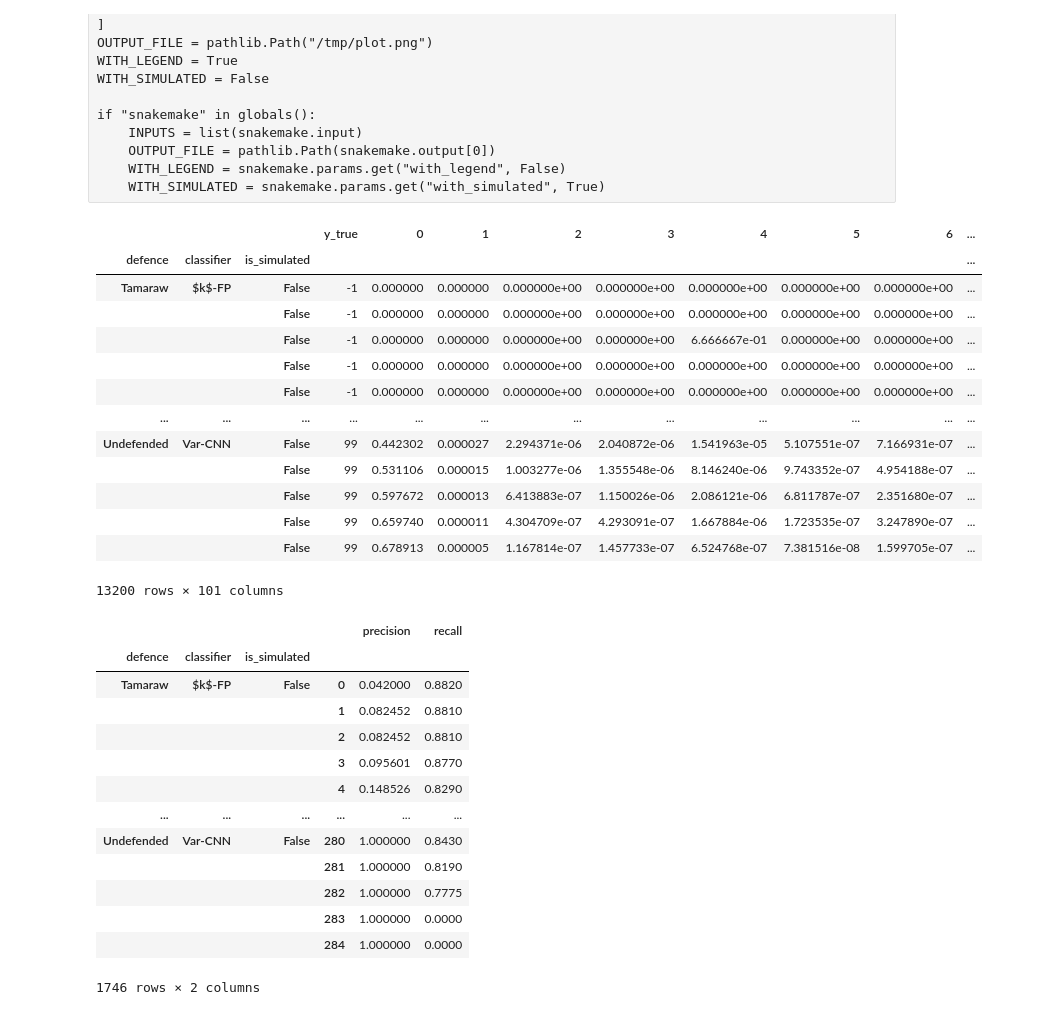
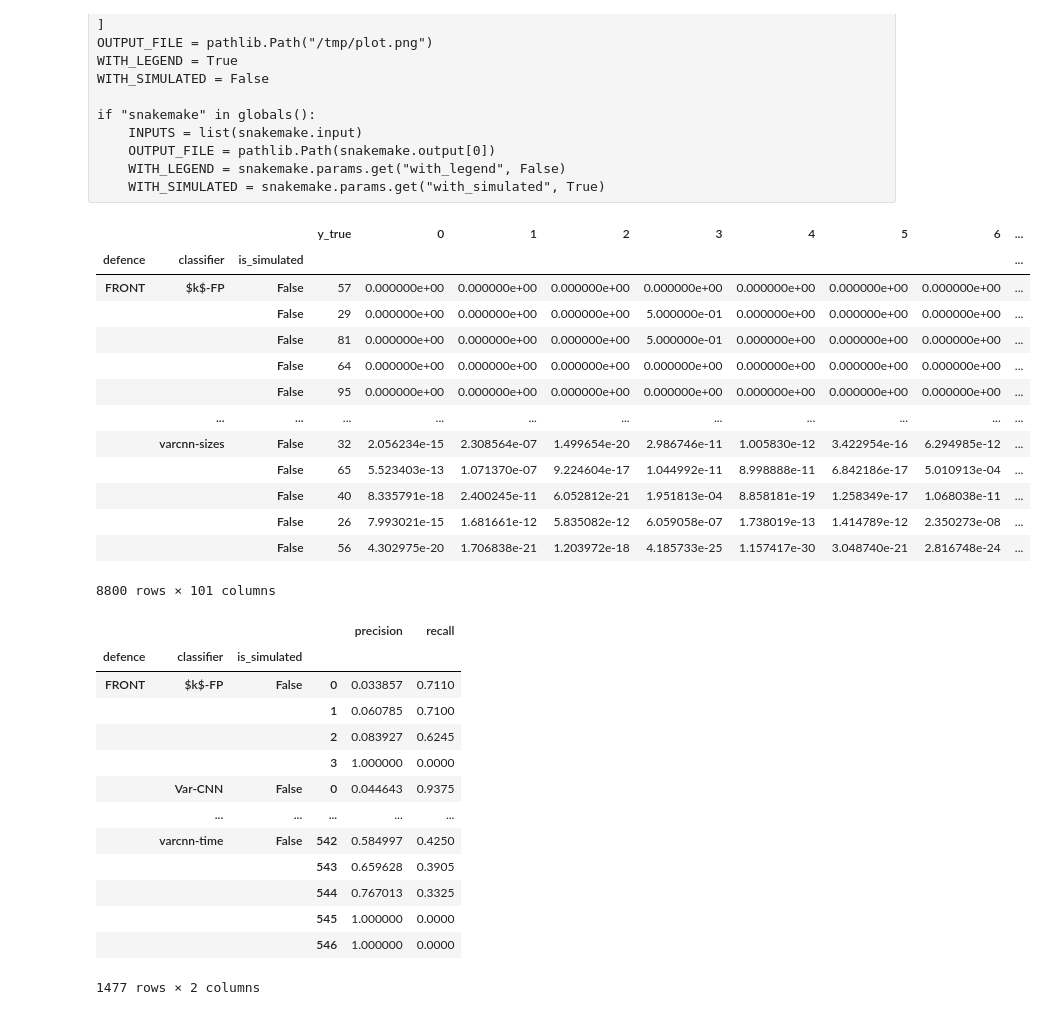
Before and after one commit to jpcsmith/qcsd-experiments, a Jupyter notebook: workflow/notebooks/result-analysis-curve.ipynb, the cells around one changed output. Saved outputs shown, nothing was run; the diff lists cells and outputs as text; code cells hidden in the pictures.

```diff
--- a/workflow/notebooks/result-analysis-curve.ipynb
+++ b/workflow/notebooks/result-analysis-curve.ipynb
@@ -27,12 +27,12 @@ plt.rcParams.update({
 
 WITH_GRID = False
 # %%
-DEFENCE = "tamaraw"
+DEFENCE = "front"
 SETTING = "mconn"
 INPUTS = [
-    f"../../results/ml-eval-{SETTING}/{path}/predict/{classifier}.csv"
-    for classifier in ["kfp-0", "dfnet-0", "varcnn-0"]
-    for path in [DEFENCE, "undefended"] + ([f"simulated-{DEFENCE}"] if SETTING == "conn" else [])
+    f"../../results/ml-eval-{SETTING}/defence~{path}/classifier~{classifier}/predictions.csv"
+    for classifier in ["kfp", "varcnn", "varcnn-time", "varcnn-sizes"]
+    for path in [DEFENCE] + ([f"simulated-{DEFENCE}"] if SETTING == "conn" else [])
 ]
 OUTPUT_FILE = pathlib.Path("/tmp/plot.png")
 WITH_LEGEND = True
@@ -61,43 +61,43 @@ if "snakemake" in globals():
 # %%
 def _load_data(inputs):
     data = (pd.concat([
                 pd.read_csv(fname, header=0) for fname in inputs
             ], keys=inputs, names=["path"])
             .fillna(0)
             .rename(columns=lambda c: int(c) if c != "y_true" else c)
             .astype({"y_true": int})
             .drop(columns=[-1])
             .assign(
                 is_simulated=lambda x: x.index.get_level_values("path").str.contains("simulated"),
                 defence=lambda x: x.index.get_level_values("path").map(
                     lambda s: next(defence for defence in ["front", "tamaraw", "undefended"] if defence in s)
                 ),
                 classifier=lambda x: x.index.get_level_values("path").map(
-                    lambda s: next(classifier for classifier in ["kfp", "dfnet", "varcnn"] if classifier in s)
+                    lambda s: next(classifier for classifier in ["kfp", "dfnet", "varcnn-time", "varcnn-sizes", "varcnn"] if classifier in s)
                 ))
             .set_index(["defence", "classifier", "is_simulated"])
             .rename(index={"front": "FRONT", "tamaraw": "Tamaraw", "undefended": "Undefended",
                            "kfp": "$k$-FP", "dfnet": "DF", "varcnn": "Var-CNN"})
            )
     return data
 
 data = _load_data(INPUTS)
 data
 # %% [output]
 |  |  |  | y_true | 0 | 1 | 2 | 3 | 4 | 5 | 6 | ... |
 | defence | classifier | is_simulated |  |  |  |  |  |  |  |  | ... |
-| Tamaraw | $k$-FP | False | -1 | 0.000000 | 0.000000 | 0.000000e+00 | 0.000000e+00 | 0.000000e+00 | 0.000000e+00 | 0.000000e+00 | ... |
-|  |  | False | -1 | 0.000000 | 0.000000 | 0.000000e+00 | 0.000000e+00 | 0.000000e+00 | 0.000000e+00 | 0.000000e+00 | ... |
-|  |  | False | -1 | 0.000000 | 0.000000 | 0.000000e+00 | 0.000000e+00 | 6.666667e-01 | 0.000000e+00 | 0.000000e+00 | ... |
-|  |  | False | -1 | 0.000000 | 0.000000 | 0.000000e+00 | 0.000000e+00 | 0.000000e+00 | 0.000000e+00 | 0.000000e+00 | ... |
-|  |  | False | -1 | 0.000000 | 0.000000 | 0.000000e+00 | 0.000000e+00 | 0.000000e+00 | 0.000000e+00 | 0.000000e+00 | ... |
-| ... | ... | ... | ... | ... | ... | ... | ... | ... | ... | ... | ... |
-| Undefended | Var-CNN | False | 99 | 0.442302 | 0.000027 | 2.294371e-06 | 2.040872e-06 | 1.541963e-05 | 5.107551e-07 | 7.166931e-07 | ... |
-|  |  | False | 99 | 0.531106 | 0.000015 | 1.003277e-06 | 1.355548e-06 | 8.146240e-06 | 9.743352e-07 | 4.954188e-07 | ... |
-|  |  | False | 99 | 0.597672 | 0.000013 | 6.413883e-07 | 1.150026e-06 | 2.086121e-06 | 6.811787e-07 | 2.351680e-07 | ... |
-|  |  | False | 99 | 0.659740 | 0.000011 | 4.304709e-07 | 4.293091e-07 | 1.667884e-06 | 1.723535e-07 | 3.247890e-07 | ... |
-|  |  | False | 99 | 0.678913 | 0.000005 | 1.167814e-07 | 1.457733e-07 | 6.524768e-07 | 7.381516e-08 | 1.599705e-07 | ... |
+| FRONT | $k$-FP | False | 57 | 0.000000e+00 | 0.000000e+00 | 0.000000e+00 | 0.000000e+00 | 0.000000e+00 | 0.000000e+00 | 0.000000e+00 | ... |
+|  |  | False | 29 | 0.000000e+00 | 0.000000e+00 | 0.000000e+00 | 5.000000e-01 | 0.000000e+00 | 0.000000e+00 | 0.000000e+00 | ... |
+|  |  | False | 81 | 0.000000e+00 | 0.000000e+00 | 0.000000e+00 | 5.000000e-01 | 0.000000e+00 | 0.000000e+00 | 0.000000e+00 | ... |
+|  |  | False | 64 | 0.000000e+00 | 0.000000e+00 | 0.000000e+00 | 0.000000e+00 | 0.000000e+00 | 0.000000e+00 | 0.000000e+00 | ... |
+|  |  | False | 95 | 0.000000e+00 | 0.000000e+00 | 0.000000e+00 | 0.000000e+00 | 0.000000e+00 | 0.000000e+00 | 0.000000e+00 | ... |
+|  | ... | ... | ... | ... | ... | ... | ... | ... | ... | ... | ... |
+|  | varcnn-sizes | False | 32 | 2.056234e-15 | 2.308564e-07 | 1.499654e-20 | 2.986746e-11 | 1.005830e-12 | 3.422954e-16 | 6.294985e-12 | ... |
+|  |  | False | 65 | 5.523403e-13 | 1.071370e-07 | 9.224604e-17 | 1.044992e-11 | 8.998888e-11 | 6.842186e-17 | 5.010913e-04 | ... |
+|  |  | False | 40 | 8.335791e-18 | 2.400245e-11 | 6.052812e-21 | 1.951813e-04 | 8.858181e-19 | 1.258349e-17 | 1.068038e-11 | ... |
+|  |  | False | 26 | 7.993021e-15 | 1.681661e-12 | 5.835082e-12 | 6.059058e-07 | 1.738019e-13 | 1.414789e-12 | 2.350273e-08 | ... |
+|  |  | False | 56 | 4.302975e-20 | 1.706838e-21 | 1.203972e-18 | 4.185733e-25 | 1.157417e-30 | 3.048740e-21 | 2.816748e-24 | ... |
-13200 rows × 101 columns
+8800 rows × 101 columns
 # %%
 def precision_recall_curve(df):
     result = lab.analytics.rprecision_recall_curve(df["y_true"], df.drop("y_true", axis=1), ratio=20)
@@ -141,18 +141,18 @@ pr_scores
 # %% [output]
 |  |  |  |  | precision | recall |
 | defence | classifier | is_simulated |  |  |  |
-| Tamaraw | $k$-FP | False | 0 | 0.042000 | 0.8820 |
-|  |  |  | 1 | 0.082452 | 0.8810 |
-|  |  |  | 2 | 0.082452 | 0.8810 |
-|  |  |  | 3 | 0.095601 | 0.8770 |
-|  |  |  | 4 | 0.148526 | 0.8290 |
-| ... | ... | ... | ... | ... | ... |
-| Undefended | Var-CNN | False | 280 | 1.000000 | 0.8430 |
-|  |  |  | 281 | 1.000000 | 0.8190 |
-|  |  |  | 282 | 1.000000 | 0.7775 |
-|  |  |  | 283 | 1.000000 | 0.0000 |
-|  |  |  | 284 | 1.000000 | 0.0000 |
+| FRONT | $k$-FP | False | 0 | 0.033857 | 0.7110 |
+|  |  |  | 1 | 0.060785 | 0.7100 |
+|  |  |  | 2 | 0.083927 | 0.6245 |
+|  |  |  | 3 | 1.000000 | 0.0000 |
+|  | Var-CNN | False | 0 | 0.044643 | 0.9375 |
+|  | ... | ... | ... | ... | ... |
+|  | varcnn-time | False | 542 | 0.584997 | 0.4250 |
+|  |  |  | 543 | 0.659628 | 0.3905 |
+|  |  |  | 544 | 0.767013 | 0.3325 |
+|  |  |  | 545 | 1.000000 | 0.0000 |
+|  |  |  | 546 | 1.000000 | 0.0000 |
-1746 rows × 2 columns
+1477 rows × 2 columns
 # %%
 linestyles = {
     "Undef.": "-.",
```
Also changed, not shown: parts of 1 cell of this notebook, 8 other files.
